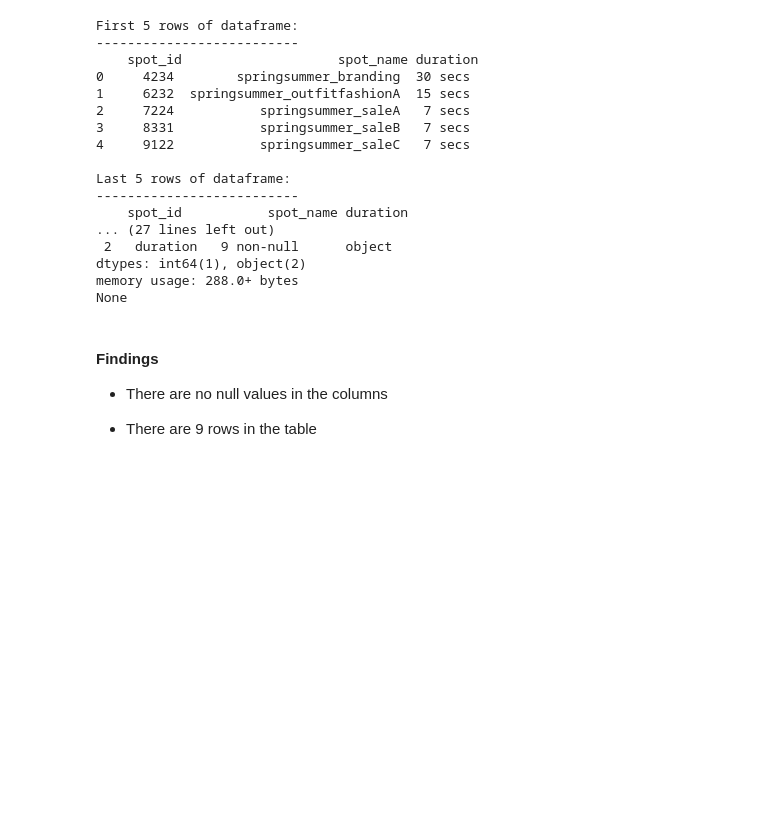
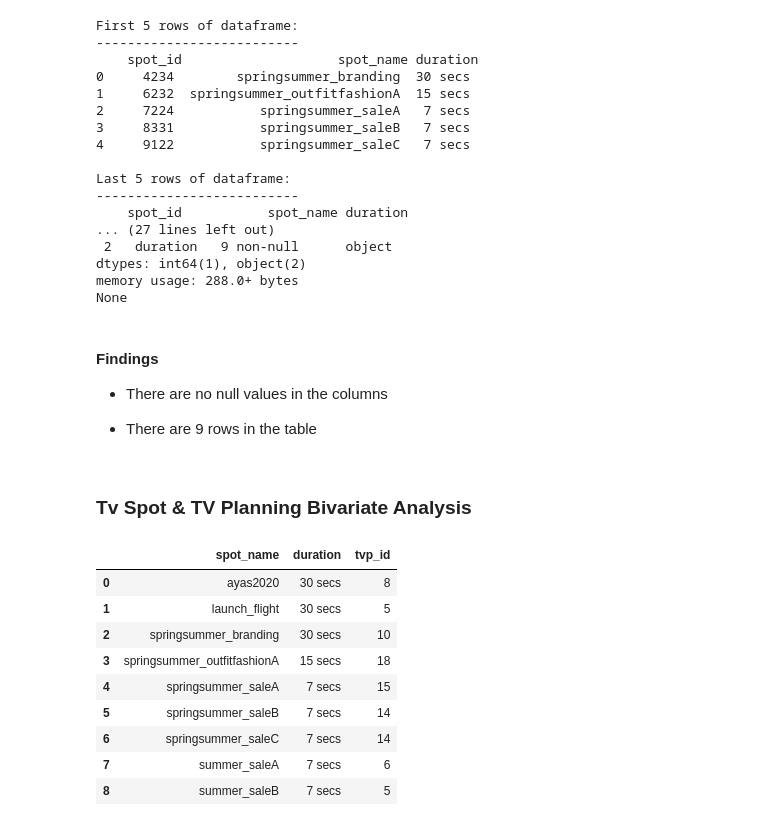
Before and after one commit to ElifKarakutukDinc/e-commerce_tv_spot_attribution_analysis, a Jupyter notebook: EDA.ipynb, the cells around one changed output. Drawn from its saved outputs; the diff is of its cells as text; code cells hidden in the pictures; blank space fills up the shorter version.

```diff
--- a/EDA.ipynb
+++ b/EDA.ipynb
@@ -294,3 +294,6 @@ tv_planning_df.groupby(by=["day"])["tvp_id"].count().sort_values(ascending=False
 | 2 | 17 | 3 |
 # %% [markdown]
 * 15th of May has the most spots in the dataset
+# %%
+# adding hour column to be used in the furhter analysis
+tv_planning_df["block_start_time_hour"] = tv_planning_df["block_start_time"].dt.hour
@@ -322,3 +337,20 @@ None
 * There are no null values in the columns
 
 * There are 9 rows in the table
+# %% [markdown]
+### Tv Spot & TV Planning Bivariate Analysis
+# %%
+pd.merge(tv_planning_df, tv_spots_df, on="spot_id", how="left").groupby(
+    by=["spot_name", "duration"]
+)["tvp_id"].count().reset_index()
+# %% [output]
+|  | spot_name | duration | tvp_id |
+| 0 | ayas2020 | 30 secs | 8 |
+| 1 | launch_flight | 30 secs | 5 |
+| 2 | springsummer_branding | 30 secs | 10 |
+| 3 | springsummer_outfitfashionA | 15 secs | 18 |
+| 4 | springsummer_saleA | 7 secs | 15 |
+| 5 | springsummer_saleB | 7 secs | 14 |
+| 6 | springsummer_saleC | 7 secs | 14 |
+| 7 | summer_saleA | 7 secs | 6 |
+| 8 | summer_saleB | 7 secs | 5 |
```
Also changed, not shown: parts of 4 cells of this notebook, 1 other file.
